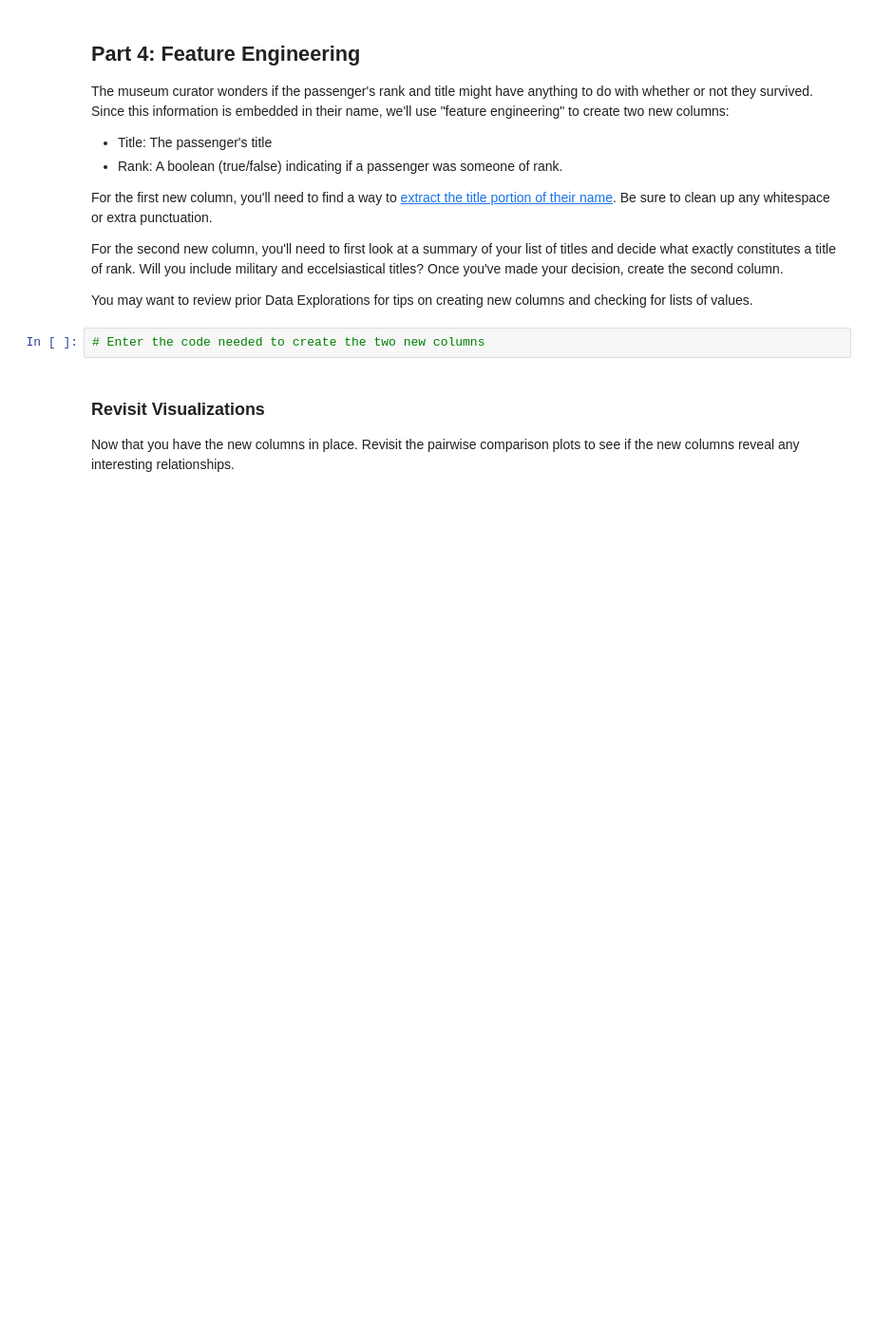
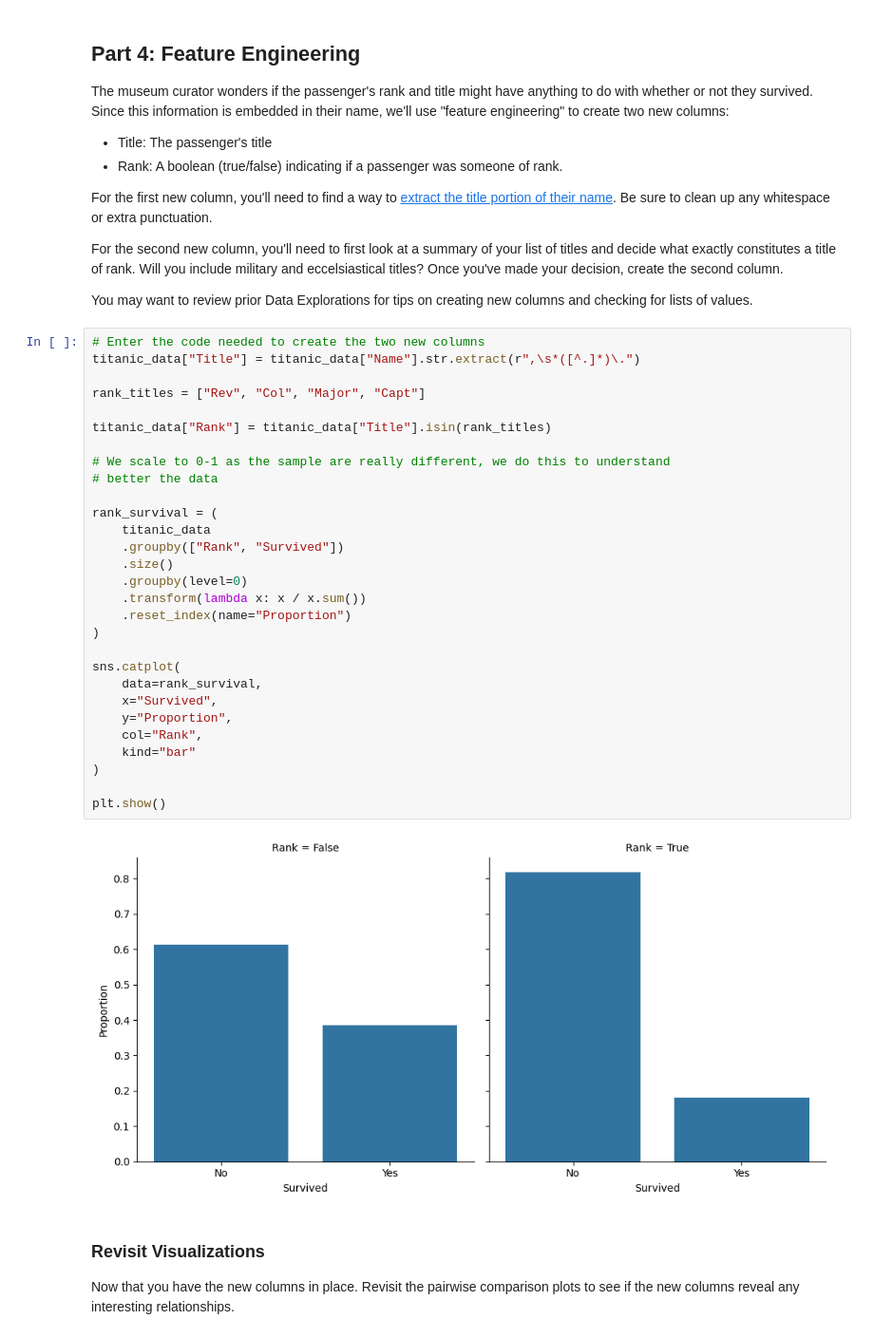
Before and after one commit to nestorbyui/google_colab_byui, a Jupyter notebook: notebooks/Exploration_03.ipynb, the cells around one changed output. Shown at 95% size. Cells and saved outputs as stored; diff of their text form; blank space fills up the shorter version.

```diff
--- a/notebooks/Exploration_03.ipynb
+++ b/notebooks/Exploration_03.ipynb
@@ -104,8 +117,37 @@ For the first new column, you'll need to find a way to [extract the title portio
 For the second new column, you'll need to first look at a summary of your list of titles and decide what exactly constitutes a title of rank. Will you include military and eccelsiastical titles? Once you've made your decision, create the second column.
 
 You may want to review prior Data Explorations for tips on creating new columns and checking for lists of values.
-# %%
-# Enter the code needed to create the two new columns
+# %%
+# Enter the code needed to create the two new columns
+titanic_data["Title"] = titanic_data["Name"].str.extract(r",\s*([^.]*)\.")
+
+rank_titles = ["Rev", "Col", "Major", "Capt"]
+
+titanic_data["Rank"] = titanic_data["Title"].isin(rank_titles)
+
+# We scale to 0-1 as the sample are really different, we do this to understand
+# better the data
+
+rank_survival = (
+    titanic_data
+    .groupby(["Rank", "Survived"])
+    .size()
+    .groupby(level=0)
+    .transform(lambda x: x / x.sum())
+    .reset_index(name="Proportion")
+)
+
+sns.catplot(
+    data=rank_survival,
+    x="Survived",
+    y="Proportion",
+    col="Rank",
+    kind="bar"
+)
+
+plt.show()
+# %% [output]
+[figure, added]
 # %% [markdown]
 ### Revisit Visualizations
 Now that you have the new columns in place. Revisit the pairwise comparison plots to see if the new columns reveal any interesting relationships.
```
Also changed, not shown: parts of 6 cells of this notebook.
